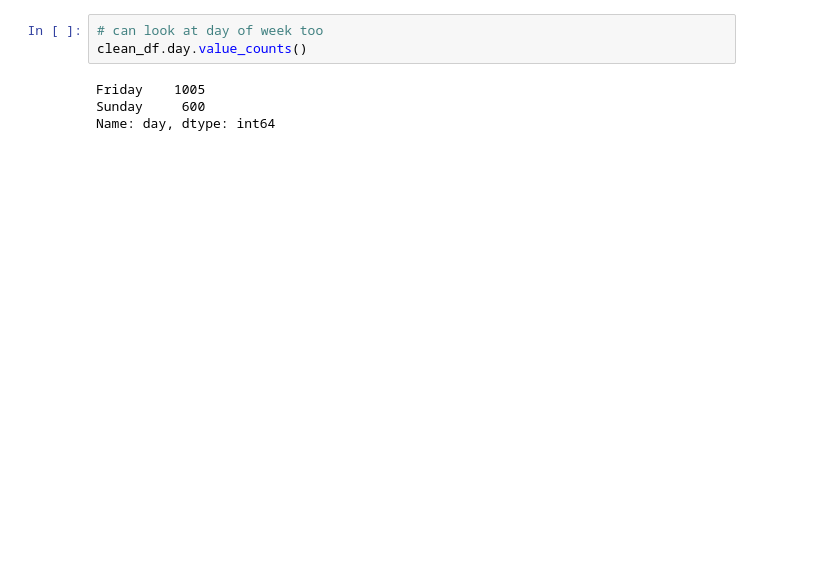
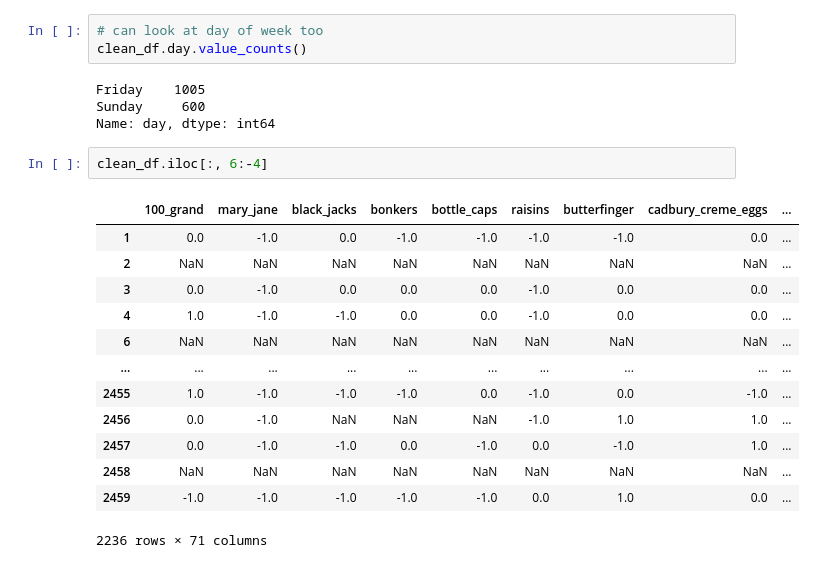
Before and after one commit to Ungarmaxx/TOOL1_FINAL_PROJECT, a Jupyter notebook: project_stuff.ipynb, the cells around one changed output. Drawn from its saved outputs; the diff is of its cells as text; blank space fills up the shorter version.

```diff
--- a/project_stuff.ipynb
+++ b/project_stuff.ipynb
@@ -333,3 +333,19 @@ clean_df.day.value_counts()
 Friday    1005
 Sunday     600
 Name: day, dtype: int64
+# %%
+clean_df.iloc[:, 6:-4]
+# %% [output]
+|  | 100_grand | mary_jane | black_jacks | bonkers | bottle_caps | raisins | butterfinger | cadbury_creme_eggs | ... |
+| 1 | 0.0 | -1.0 | 0.0 | -1.0 | -1.0 | -1.0 | -1.0 | 0.0 | ... |
+| 2 | NaN | NaN | NaN | NaN | NaN | NaN | NaN | NaN | ... |
+| 3 | 0.0 | -1.0 | 0.0 | 0.0 | 0.0 | -1.0 | 0.0 | 0.0 | ... |
+| 4 | 1.0 | -1.0 | -1.0 | 0.0 | 0.0 | -1.0 | 0.0 | 0.0 | ... |
+| 6 | NaN | NaN | NaN | NaN | NaN | NaN | NaN | NaN | ... |
+| ... | ... | ... | ... | ... | ... | ... | ... | ... | ... |
+| 2455 | 1.0 | -1.0 | -1.0 | -1.0 | 0.0 | -1.0 | 0.0 | -1.0 | ... |
+| 2456 | 0.0 | -1.0 | NaN | NaN | NaN | -1.0 | 1.0 | 1.0 | ... |
+| 2457 | 0.0 | -1.0 | -1.0 | 0.0 | -1.0 | 0.0 | -1.0 | 1.0 | ... |
+| 2458 | NaN | NaN | NaN | NaN | NaN | NaN | NaN | NaN | ... |
+| 2459 | -1.0 | -1.0 | -1.0 | -1.0 | -1.0 | 0.0 | 1.0 | 0.0 | ... |
+2236 rows × 71 columns
```
Also changed, not shown: parts of 8 cells of this notebook.
